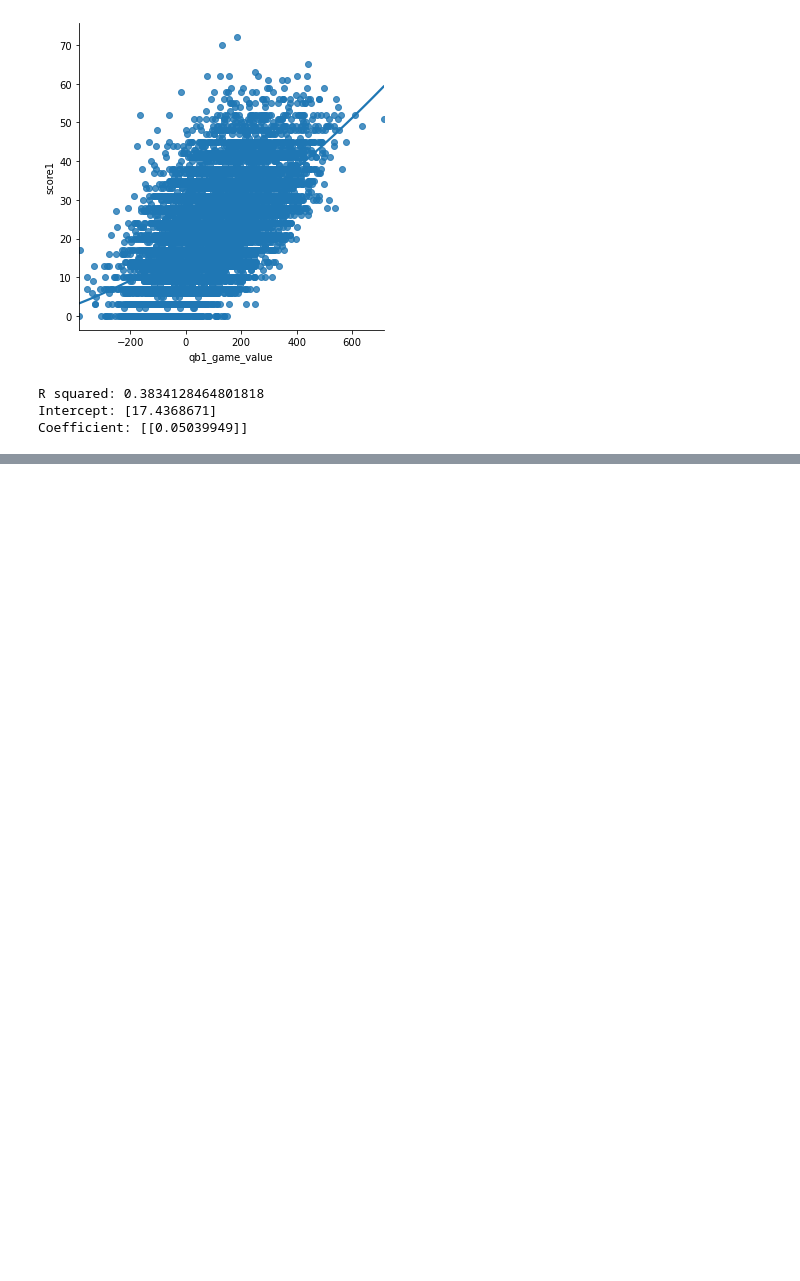
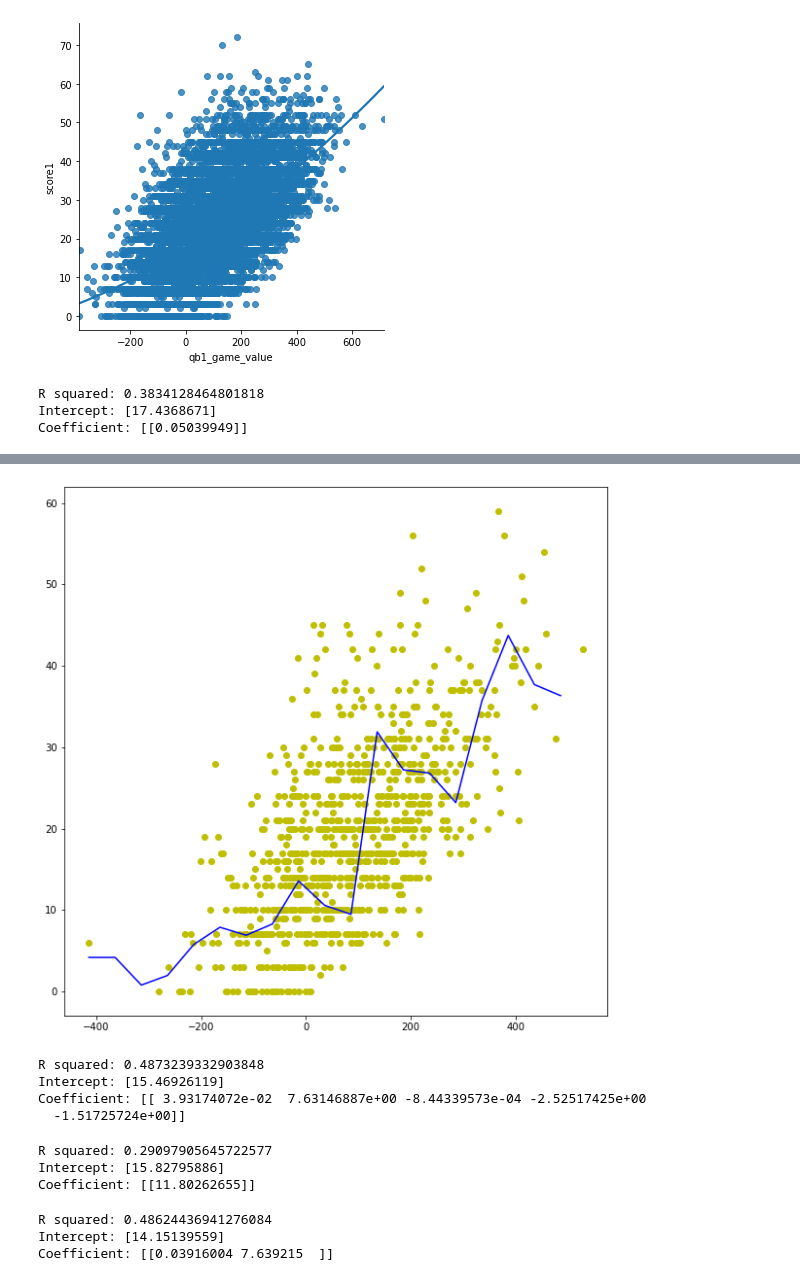
Before and after one commit to anissakhan/731-Project-4-Khan, a Jupyter notebook: Notebooks/731-Project4.ipynb, the cells around one changed output, grey strips where cells are left out. Drawn from its saved outputs; the diff is of its cells as text; code cells hidden in the pictures; blank space fills up the shorter version.

```diff
--- a/Notebooks/731-Project4.ipynb
+++ b/Notebooks/731-Project4.ipynb
@@ -326,0 +323,52 @@ scaler = StandardScaler()
+# %%
+X_grid=np.arange(min(X), max(X), 50)
+X_grid=X_grid.reshape((len(X_grid), 1))
+plt.figure(figsize=(10,10))
+plt.scatter(X, y, color='y')
+plt.plot(X_grid, regressor.predict(X_grid), color='b')
+plt.show()
+# %% [output]
+[figure, added]
+# %%
+feature_cols = ['qb1_game_value', 'result1', 'elo1_pre', 'neutral', 'playoff']
+X = dfKC[feature_cols] # Features
+#X=np.array(dfKC['qb1_game_value']).reshape(-1,1)
+y=np.array(dfKC['score1']).reshape(-1,1)
+model=linear_model.LinearRegression()
+model.fit(X, y)
+print('R squared:', model.score(X, y)) # R squared
+print('Intercept:', model.intercept_)
+print('Coefficient:', model.coef_)
+# %% [output]
+R squared: 0.4873239332903848
+Intercept: [15.46926119]
+Coefficient: [[ 3.93174072e-02  7.63146887e+00 -8.44339573e-04 -2.52517425e+00
+  -1.51725724e+00]]
+# %%
+feature_cols = ['result1']
+X = dfKC[feature_cols] # Features
+#X=np.array(dfKC['qb1_game_value']).reshape(-1,1)
+y=np.array(dfKC['score1']).reshape(-1,1)
+model=linear_model.LinearRegression()
+model.fit(X, y)
+print('R squared:', model.score(X, y)) # R squared
+print('Intercept:', model.intercept_)
+print('Coefficient:', model.coef_)
+# %% [output]
+R squared: 0.29097905645722577
+Intercept: [15.82795886]
+Coefficient: [[11.80262655]]
+# %%
+feature_cols = ['qb1_game_value', 'result1']
+X = dfKC[feature_cols] # Features
+#X=np.array(dfKC['qb1_game_value']).reshape(-1,1)
+y=np.array(dfKC['score1']).reshape(-1,1)
+model=linear_model.LinearRegression()
+model.fit(X, y)
+print('R squared:', model.score(X, y)) # R squared
+print('Intercept:', model.intercept_)
+print('Coefficient:', model.coef_)
+# %% [output]
+R squared: 0.48624436941276084
+Intercept: [14.15139559]
+Coefficient: [[0.03916004 7.639215  ]]
```
Also changed, not shown: parts of 9 cells of this notebook.
